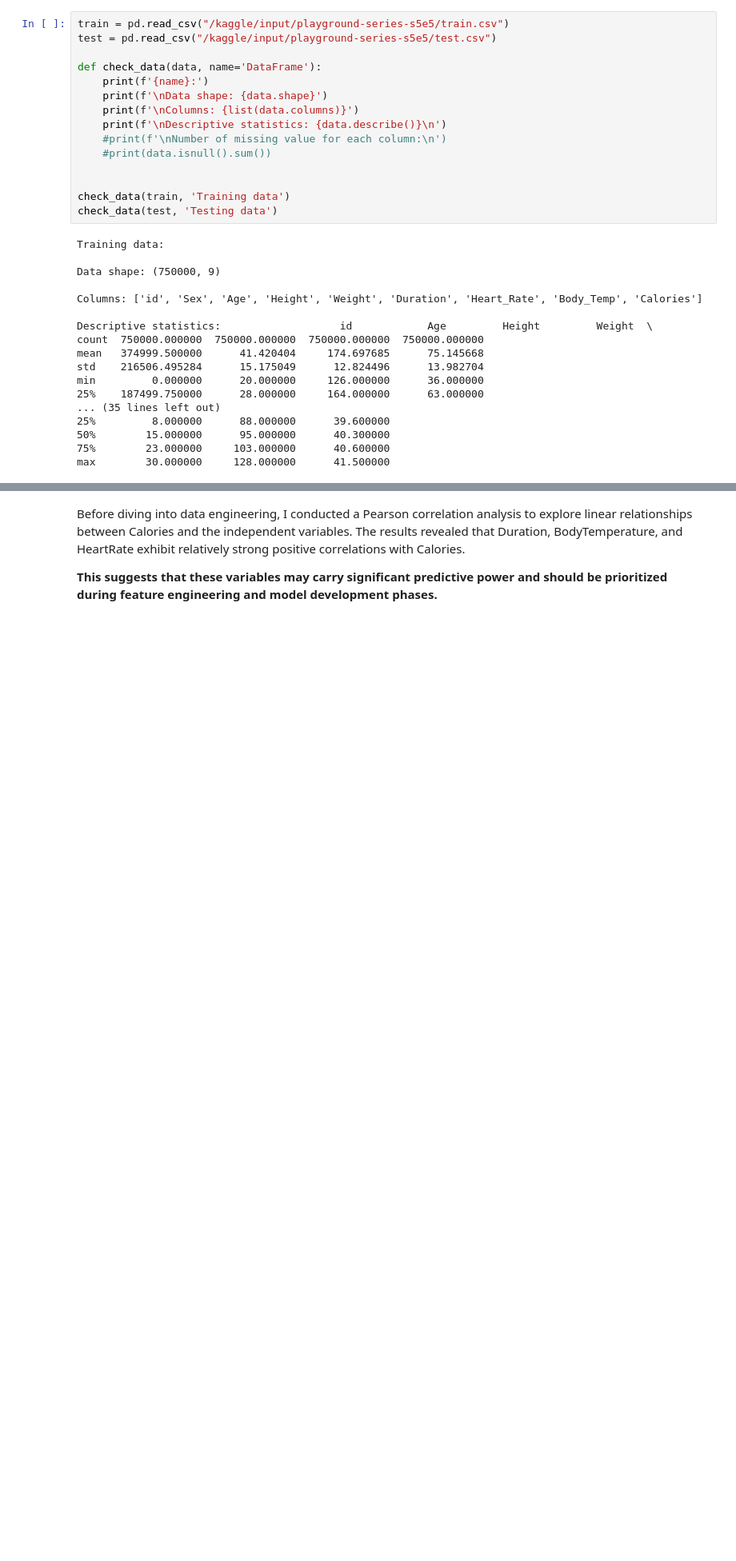
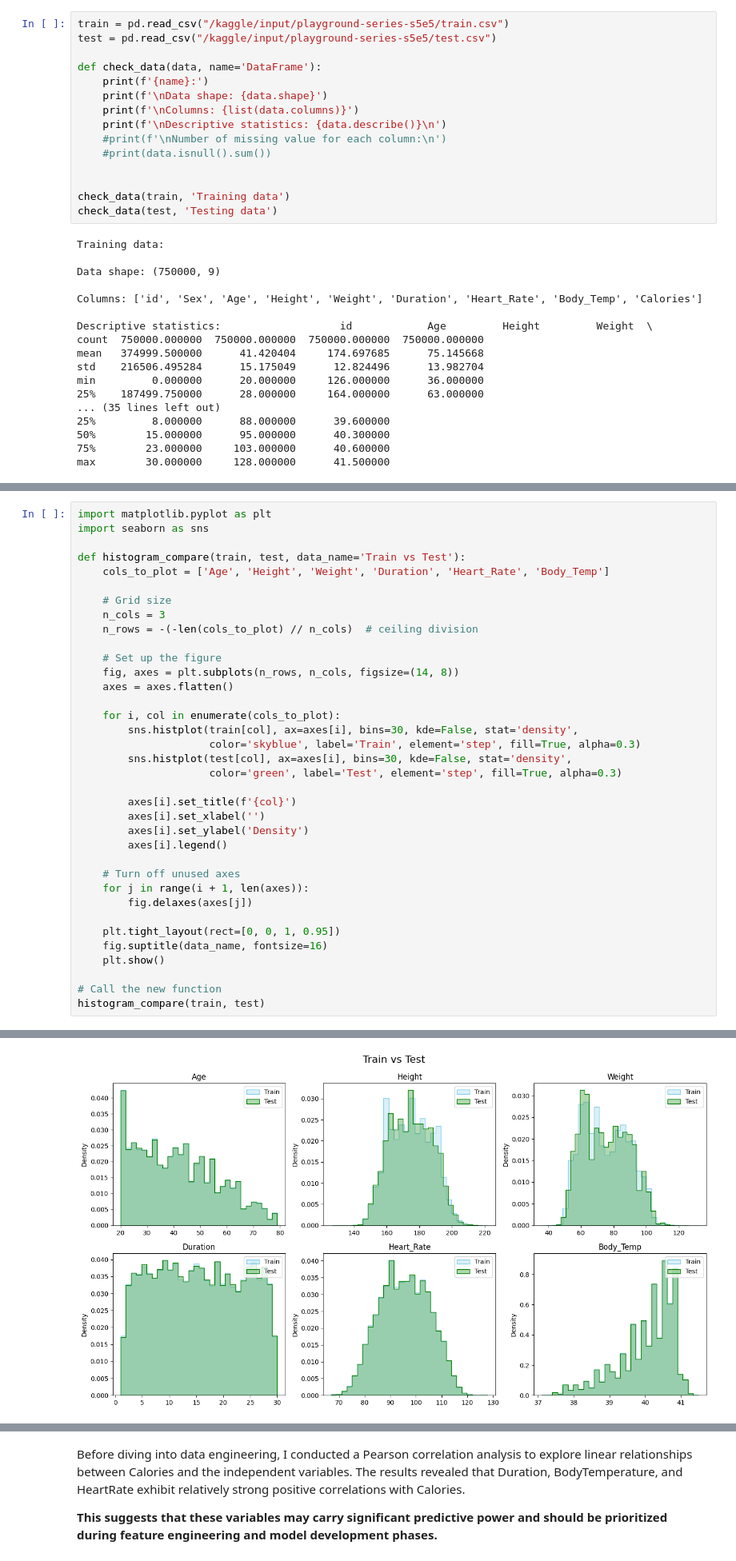
Before and after one commit to yhlien1221/Kaggle_Predict-Calorie-Expenditure_Exploratory_Data_Analysis, a Jupyter notebook: predict-calorie-expenditure-eda.ipynb, the cells around one changed output, grey strips where cells are left out. Shown: that part at 80% size. Saved outputs shown, nothing was run; the diff lists cells and outputs as text; blank space fills up the shorter version.

```diff
--- a/predict-calorie-expenditure-eda.ipynb
+++ b/predict-calorie-expenditure-eda.ipynb
@@ -121,0 +180,37 @@ Most people burn low calories, but a few burn a lot (long right tail)
+# %%
+import matplotlib.pyplot as plt
+import seaborn as sns
+
+def histogram_compare(train, test, data_name='Train vs Test'):
+    cols_to_plot = ['Age', 'Height', 'Weight', 'Duration', 'Heart_Rate', 'Body_Temp']
+
+    # Grid size
+    n_cols = 3
+    n_rows = -(-len(cols_to_plot) // n_cols)  # ceiling division
+
+    # Set up the figure
+    fig, axes = plt.subplots(n_rows, n_cols, figsize=(14, 8))
+    axes = axes.flatten()
+
+    for i, col in enumerate(cols_to_plot):
+        sns.histplot(train[col], ax=axes[i], bins=30, kde=False, stat='density',
+                     color='skyblue', label='Train', element='step', fill=True, alpha=0.3)
+        sns.histplot(test[col], ax=axes[i], bins=30, kde=False, stat='density',
+                     color='green', label='Test', element='step', fill=True, alpha=0.3)
+
+        axes[i].set_title(f'{col}')
+        axes[i].set_xlabel('')
+        axes[i].set_ylabel('Density')
+        axes[i].legend()
+
+    # Turn off unused axes
+    for j in range(i + 1, len(axes)):
+        fig.delaxes(axes[j])
+
+    plt.tight_layout(rect=[0, 0, 1, 0.95])
+    fig.suptitle(data_name, fontsize=16)
+    plt.show()
+
+# Call the new function
+histogram_compare(train, test)
+# %% [output]
@@ -122 +229,2 @@ Most people burn low calories, but a few burn a lot (long right tail)
+[figure, added]
 # %% [markdown]
```
Also changed, not shown: parts of 12 cells of this notebook.
